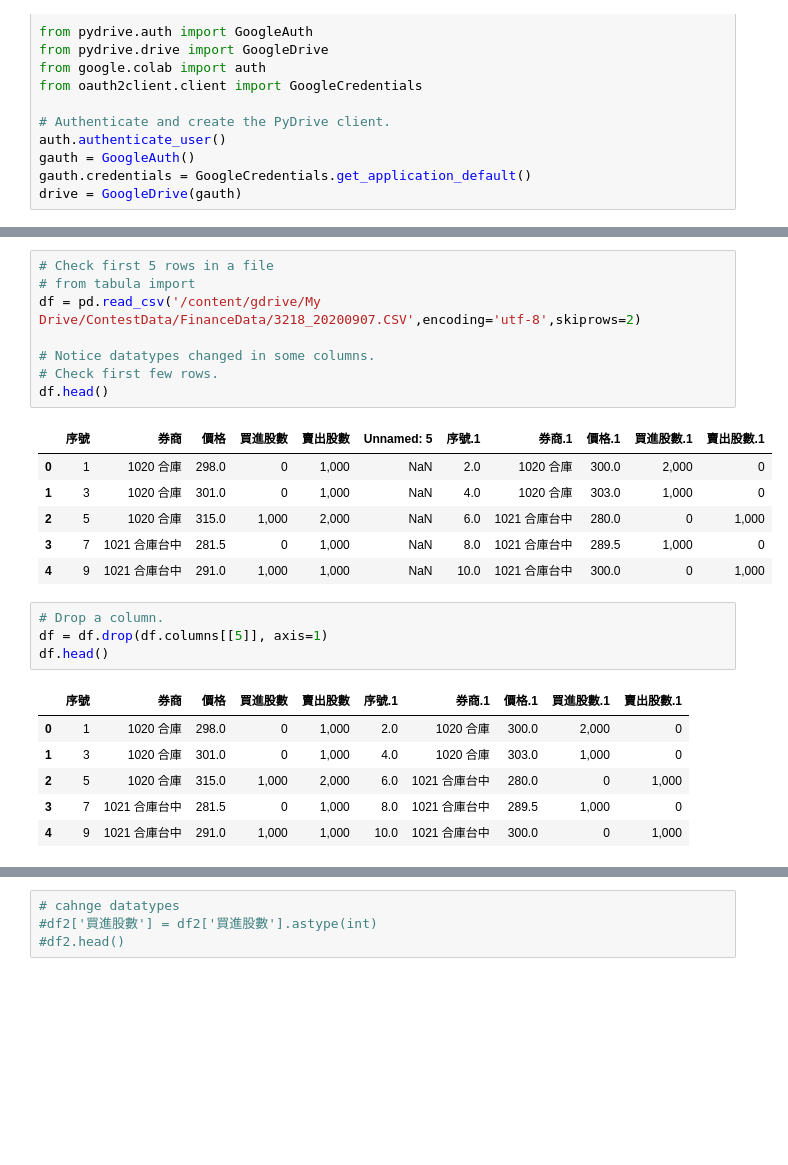
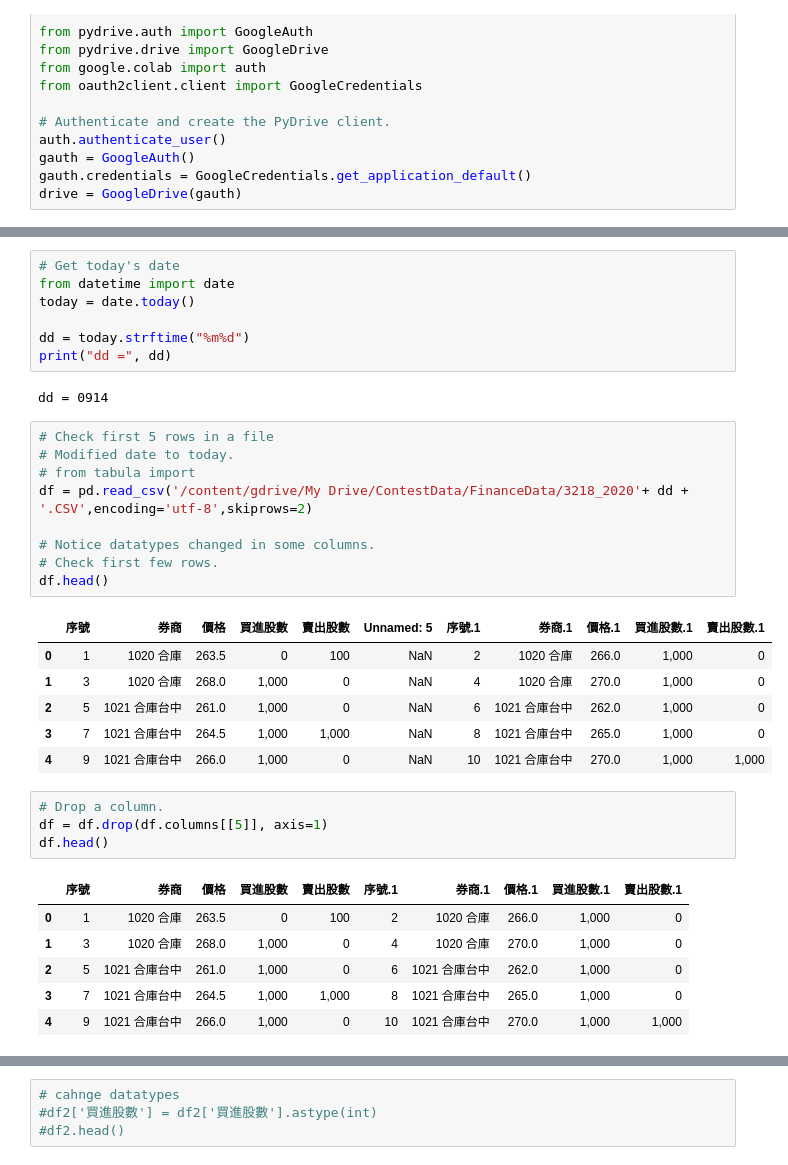
Before and after one commit to cwcheng0/practicepython, a Jupyter notebook: TaiwanStockCountOTC_3218.ipynb, the cells around one changed output, grey strips where cells are left out. Drawn from its saved outputs; the diff is of its cells as text; blank space fills up the shorter version.

```diff
--- a/TaiwanStockCountOTC_3218.ipynb
+++ b/TaiwanStockCountOTC_3218.ipynb
@@ -51,32 +48,42 @@ title: TourismData, id: 1rl2L8Vxmj4mqqFNCa23NUaypbVKazJRD
 title: Pixnet整理_Mike_20190804, id: 163PlI9NvQ5wVl62z6Crp4jihVWA4nnABRnPS8tU9neY
 title: Colab Notebooks, id: 13yubYLLF_3_MObjXoj-K2aGo-_UFoQZo
 title: bnbdata, id: 1yWUzpFHcZDftSVqbCaepJVd9oGsm2pww
+# %%
+# Get today's date
+from datetime import date
+today = date.today()
+
+dd = today.strftime("%m%d")
+print("dd =", dd)
+# %% [output]
+dd = 0914
 # %%
 # Check first 5 rows in a file
+# Modified date to today.
 # from tabula import
-df = pd.read_csv('/content/gdrive/My Drive/ContestData/FinanceData/3218_20200907.CSV',encoding='utf-8',skiprows=2)
+df = pd.read_csv('/content/gdrive/My Drive/ContestData/FinanceData/3218_2020'+ dd + '.CSV',encoding='utf-8',skiprows=2)
 
 # Notice datatypes changed in some columns.
 # Check first few rows.
 df.head()
 # %% [output]
 |  | 序號 | 券商 | 價格 | 買進股數 | 賣出股數 | Unnamed: 5 | 序號.1 | 券商.1 | 價格.1 | 買進股數.1 | 賣出股數.1 |
-| 0 | 1 | 1020 合庫 | 298.0 | 0 | 1,000 | NaN | 2.0 | 1020 合庫 | 300.0 | 2,000 | 0 |
-| 1 | 3 | 1020 合庫 | 301.0 | 0 | 1,000 | NaN | 4.0 | 1020 合庫 | 303.0 | 1,000 | 0 |
-| 2 | 5 | 1020 合庫 | 315.0 | 1,000 | 2,000 | NaN | 6.0 | 1021 合庫台中 | 280.0 | 0 | 1,000 |
-| 3 | 7 | 1021 合庫台中 | 281.5 | 0 | 1,000 | NaN | 8.0 | 1021 合庫台中 | 289.5 | 1,000 | 0 |
-| 4 | 9 | 1021 合庫台中 | 291.0 | 1,000 | 1,000 | NaN | 10.0 | 1021 合庫台中 | 300.0 | 0 | 1,000 |
+| 0 | 1 | 1020 合庫 | 263.5 | 0 | 100 | NaN | 2 | 1020 合庫 | 266.0 | 1,000 | 0 |
+| 1 | 3 | 1020 合庫 | 268.0 | 1,000 | 0 | NaN | 4 | 1020 合庫 | 270.0 | 1,000 | 0 |
+| 2 | 5 | 1021 合庫台中 | 261.0 | 1,000 | 0 | NaN | 6 | 1021 合庫台中 | 262.0 | 1,000 | 0 |
+| 3 | 7 | 1021 合庫台中 | 264.5 | 1,000 | 1,000 | NaN | 8 | 1021 合庫台中 | 265.0 | 1,000 | 0 |
+| 4 | 9 | 1021 合庫台中 | 266.0 | 1,000 | 0 | NaN | 10 | 1021 合庫台中 | 270.0 | 1,000 | 1,000 |
 # %%
 # Drop a column.
 df = df.drop(df.columns[[5]], axis=1)
 df.head()
 # %% [output]
 |  | 序號 | 券商 | 價格 | 買進股數 | 賣出股數 | 序號.1 | 券商.1 | 價格.1 | 買進股數.1 | 賣出股數.1 |
-| 0 | 1 | 1020 合庫 | 298.0 | 0 | 1,000 | 2.0 | 1020 合庫 | 300.0 | 2,000 | 0 |
-| 1 | 3 | 1020 合庫 | 301.0 | 0 | 1,000 | 4.0 | 1020 合庫 | 303.0 | 1,000 | 0 |
-| 2 | 5 | 1020 合庫 | 315.0 | 1,000 | 2,000 | 6.0 | 1021 合庫台中 | 280.0 | 0 | 1,000 |
-| 3 | 7 | 1021 合庫台中 | 281.5 | 0 | 1,000 | 8.0 | 1021 合庫台中 | 289.5 | 1,000 | 0 |
-| 4 | 9 | 1021 合庫台中 | 291.0 | 1,000 | 1,000 | 10.0 | 1021 合庫台中 | 300.0 | 0 | 1,000 |
+| 0 | 1 | 1020 合庫 | 263.5 | 0 | 100 | 2 | 1020 合庫 | 266.0 | 1,000 | 0 |
+| 1 | 3 | 1020 合庫 | 268.0 | 1,000 | 0 | 4 | 1020 合庫 | 270.0 | 1,000 | 0 |
+| 2 | 5 | 1021 合庫台中 | 261.0 | 1,000 | 0 | 6 | 1021 合庫台中 | 262.0 | 1,000 | 0 |
+| 3 | 7 | 1021 合庫台中 | 264.5 | 1,000 | 1,000 | 8 | 1021 合庫台中 | 265.0 | 1,000 | 0 |
+| 4 | 9 | 1021 合庫台中 | 266.0 | 1,000 | 0 | 10 | 1021 合庫台中 | 270.0 | 1,000 | 1,000 |
 # %%
 # Split fields into 2 files.
 # Copy files
```
Also changed, not shown: parts of 23 cells of this notebook.
